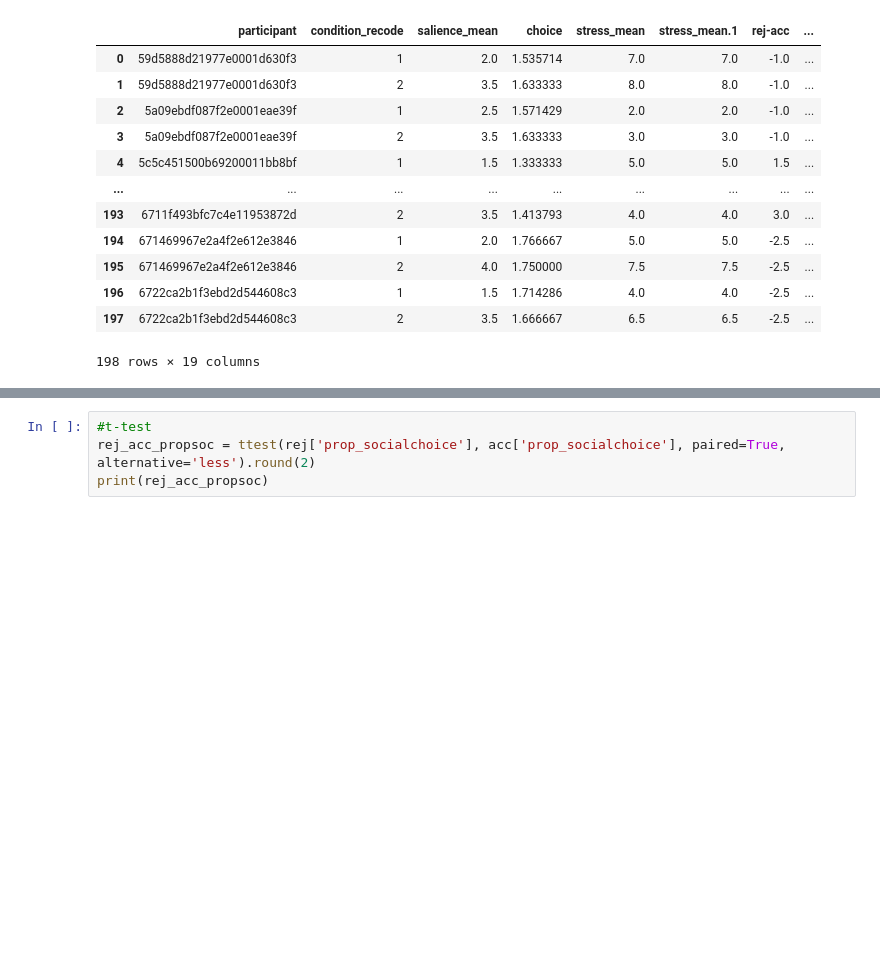
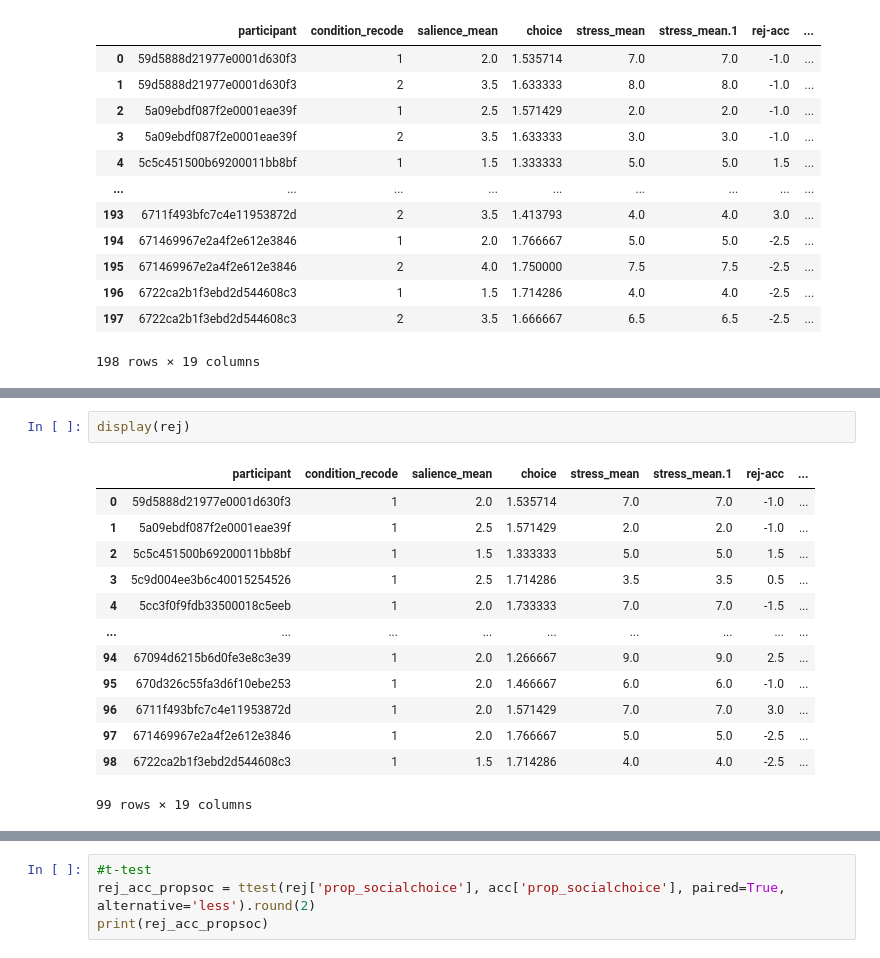
Before and after one commit to fareri-lab/WTP_Rejection_Choice_Pub, a Jupyter notebook: t_test_analyses.ipynb, the cells around one changed output, grey strips where cells are left out. Drawn from its saved outputs; the diff is of its cells as text; blank space fills up the shorter version.

```diff
--- a/t_test_analyses.ipynb
+++ b/t_test_analyses.ipynb
@@ -64,0 +63,16 @@ Set the environment variable OUTDATED_IGNORE=1 to disable these warnings.
+# %%
+display(rej)
+# %% [output]
+|  | participant | condition_recode | salience_mean | choice | stress_mean | stress_mean.1 | rej-acc | ... |
+| 0 | 59d5888d21977e0001d630f3 | 1 | 2.0 | 1.535714 | 7.0 | 7.0 | -1.0 | ... |
+| 1 | 5a09ebdf087f2e0001eae39f | 1 | 2.5 | 1.571429 | 2.0 | 2.0 | -1.0 | ... |
+| 2 | 5c5c451500b69200011bb8bf | 1 | 1.5 | 1.333333 | 5.0 | 5.0 | 1.5 | ... |
+| 3 | 5c9d004ee3b6c40015254526 | 1 | 2.5 | 1.714286 | 3.5 | 3.5 | 0.5 | ... |
+| 4 | 5cc3f0f9fdb33500018c5eeb | 1 | 2.0 | 1.733333 | 7.0 | 7.0 | -1.5 | ... |
+| ... | ... | ... | ... | ... | ... | ... | ... | ... |
+| 94 | 67094d6215b6d0fe3e8c3e39 | 1 | 2.0 | 1.266667 | 9.0 | 9.0 | 2.5 | ... |
+| 95 | 670d326c55fa3d6f10ebe253 | 1 | 2.0 | 1.466667 | 6.0 | 6.0 | -1.0 | ... |
+| 96 | 6711f493bfc7c4e11953872d | 1 | 2.0 | 1.571429 | 7.0 | 7.0 | 3.0 | ... |
+| 97 | 671469967e2a4f2e612e3846 | 1 | 2.0 | 1.766667 | 5.0 | 5.0 | -2.5 | ... |
+| 98 | 6722ca2b1f3ebd2d544608c3 | 1 | 1.5 | 1.714286 | 4.0 | 4.0 | -2.5 | ... |
+99 rows × 19 columns
```
Also changed, not shown: parts of 7 cells of this notebook, 1 other file.
